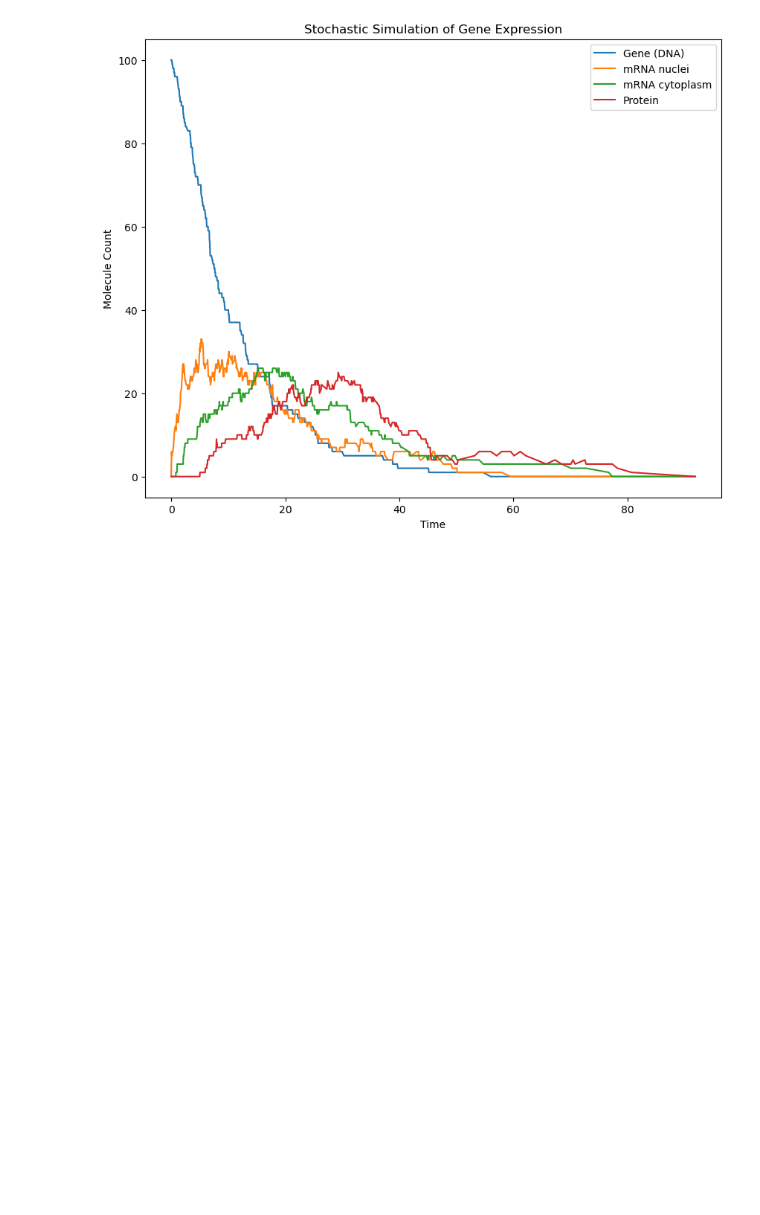
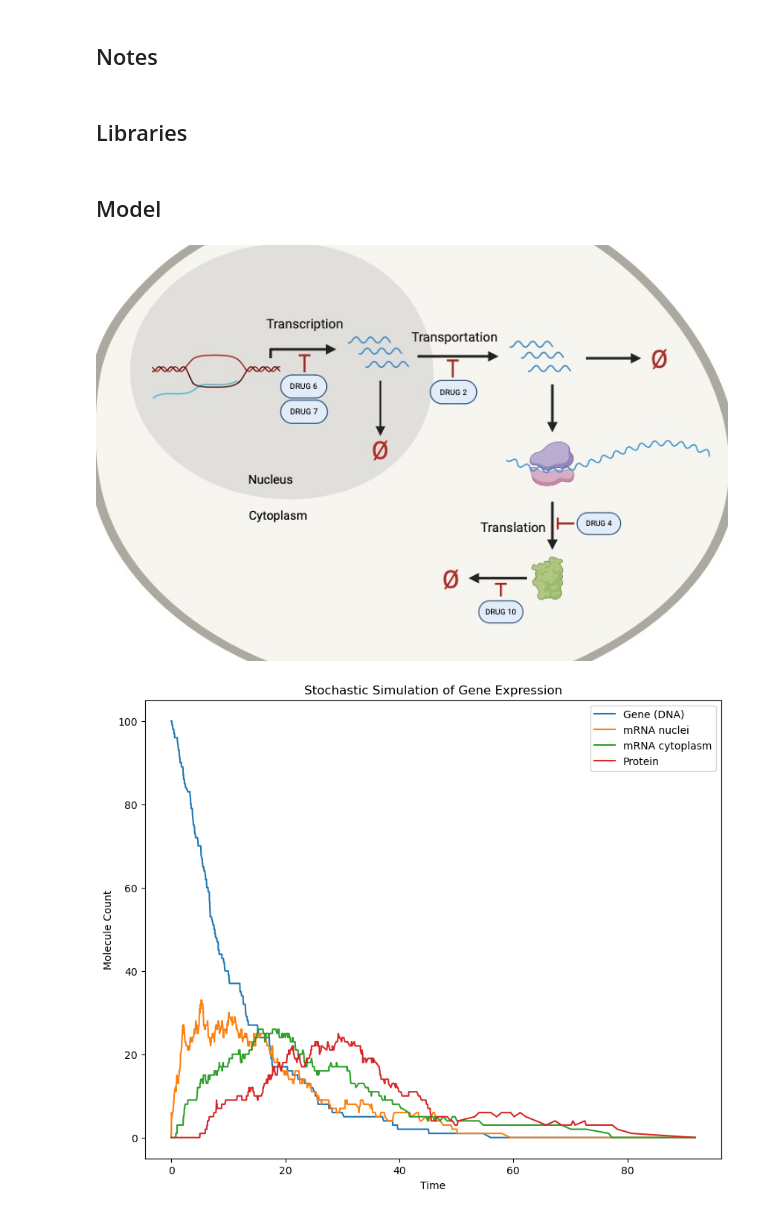
Before and after one commit to Munsky/UQbio2024_Team4, a Jupyter notebook: model.ipynb, the cells around one changed output. Cells and saved outputs as stored; diff of their text form; code cells hidden in the pictures; blank space fills up the shorter version.

```diff
--- a/model.ipynb
+++ b/model.ipynb
@@ -1,3 +1,5 @@
+# %% [markdown]
+## Notes
 # %%
 #Find the time of the next reaction
 #Find which is next reaction
@@ -24,6 +26,8 @@
 
 #Gillespi direct
 #Next reaction method
+# %% [markdown]
+## Libraries
 # %%
 # Loading libraries for the course
 import random
@@ -80,3 +85,9 @@ from skimage import measure
+# %% [markdown]
+## Model
+# %%
+display(Image(filename='9B200049-1845-48E0-955A-8C0A527800D0_1_201_a.jpeg'))
+# %% [output]
+[figure, added]
 # %%
 #model variables
 
```
Also changed, not shown: parts of 1 cell of this notebook.
